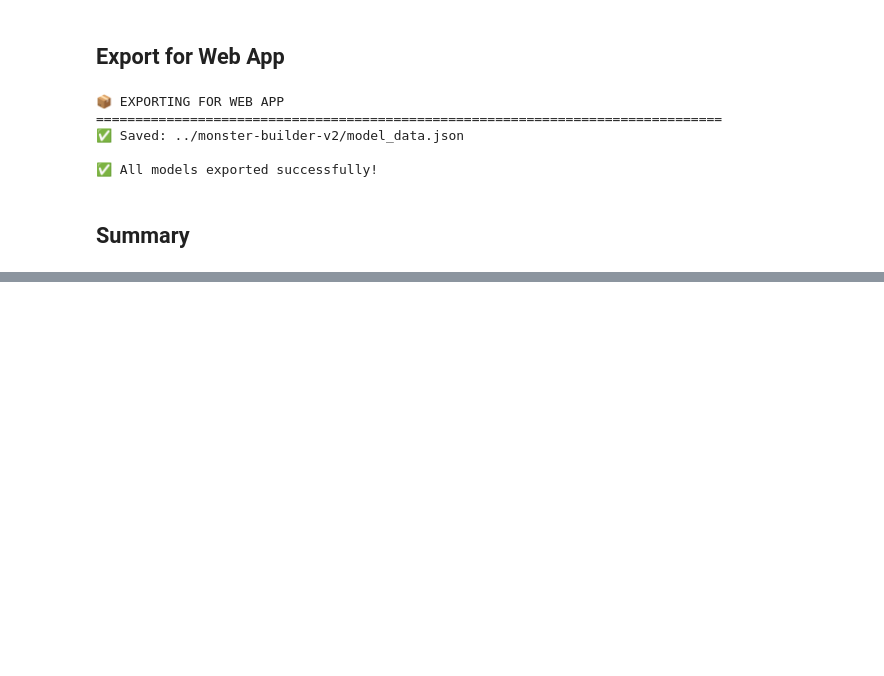
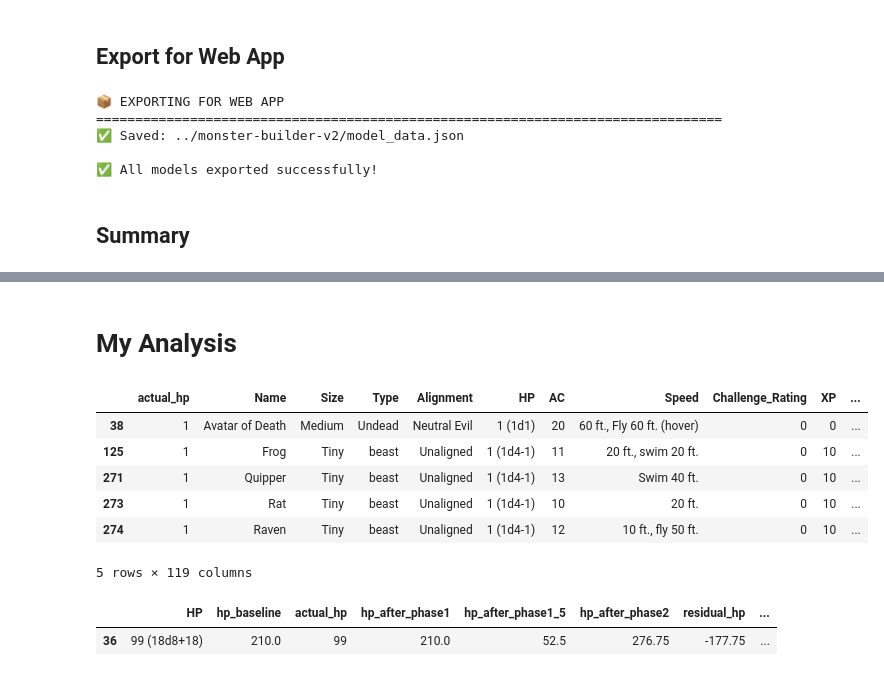
Before and after one commit to conorbarryhoke/matrix_v0, a Jupyter notebook: notebooks/three_tier_hp_model.ipynb, the cells around one changed output, grey strips where cells are left out. Saved outputs shown, nothing was run; the diff lists cells and outputs as text; code cells hidden in the pictures; blank space fills up the shorter version.

```diff
--- a/notebooks/three_tier_hp_model.ipynb
+++ b/notebooks/three_tier_hp_model.ipynb
@@ -1805,0 +2123,17 @@ display(export_data[['Name', 'cr_numeric', 'actual_hp', 'predicted_hp', 'hp_delt
+# %% [markdown]
+# My Analysis
+# %%
+export_df.sort_values('actual_hp').loc[:, ['actual_hp']+list(export_df.columns)].head()
+# %% [output]
+|  | actual_hp | Name | Size | Type | Alignment | HP | AC | Speed | Challenge_Rating | XP | ... |
+| 38 | 1 | Avatar of Death | Medium | Undead | Neutral Evil | 1 (1d1) | 20 | 60 ft., Fly 60 ft. (hover) | 0 | 0 | ... |
+| 125 | 1 | Frog | Tiny | beast | Unaligned | 1 (1d4-1) | 11 | 20 ft., swim 20 ft. | 0 | 10 | ... |
+| 271 | 1 | Quipper | Tiny | beast | Unaligned | 1 (1d4-1) | 13 | Swim 40 ft. | 0 | 10 | ... |
+| 273 | 1 | Rat | Tiny | beast | Unaligned | 1 (1d4-1) | 10 | 20 ft. | 0 | 10 | ... |
+| 274 | 1 | Raven | Tiny | beast | Unaligned | 1 (1d4-1) | 12 | 10 ft., fly 50 ft. | 0 | 10 | ... |
+5 rows × 119 columns
+# %%
+export_df[export_df['Name']=='Archmage'].loc[:, [col for col in export_df.columns if 'hp' in col.lower()]]
+# %% [output]
+|  | HP | hp_baseline | actual_hp | hp_after_phase1 | hp_after_phase1_5 | hp_after_phase2 | residual_hp | ... |
+| 36 | 99 (18d8+18) | 210.0 | 99 | 210.0 | 52.5 | 276.75 | -177.75 | ... |
```
Also changed, not shown: parts of 23 cells of this notebook, 13 other files.
